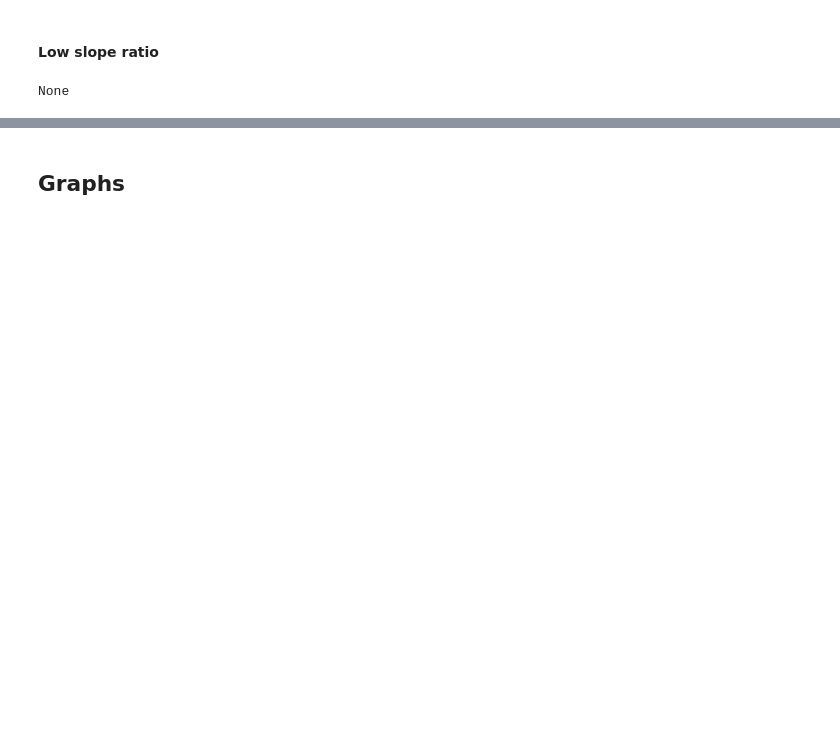
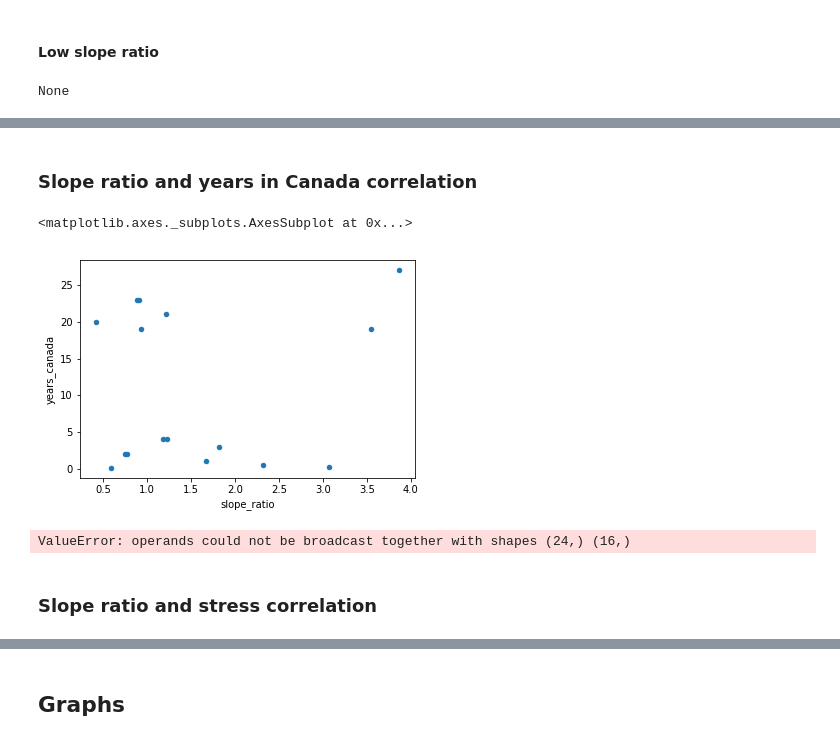
Before and after one commit to MDoswell/SHIVA, a Jupyter notebook: SHIVA analysis.ipynb, the cells around one changed output, grey strips where cells are left out. Saved outputs shown, nothing was run; the diff lists cells and outputs as text; code cells hidden in the pictures; blank space fills up the shorter version.

```diff
--- a/SHIVA analysis.ipynb
+++ b/SHIVA analysis.ipynb
@@ -315,0 +396,7 @@ None
+# %%
+demo_filename='50NS(T2).LinkingOnlyDemographicsTest.csv'
+# %%
+# import data
+col_list = list(range(0,37))
+demo_data = pd.read_csv(demo_filename, header=1, index_col='SubjectNumber', usecols=col_list, nrows=16)
+demo_data
@@ -315,0 +423,17 @@ None
+# %% [markdown]
+### Slope ratio and years in Canada correlation
+# %%
+corr_frame = pd.DataFrame({'slope_ratio':present_data['slope_ratio'],
+                           'stress':demo_data['stress'],
+                           'years_canada':demo_data['YearsInCanada'],
+                           'perc_in_can':demo_data['Calculated_PercIN']})
+
+corr_frame.plot.scatter('slope_ratio','years_canada')
+# %% [output]
+<matplotlib.axes._subplots.AxesSubplot at 0x...>
+[figure, added]
+# %%
+corr_out = stats.pearsonr(present_data['slope_ratio'],demo_data['YearsInCanada'])
+print("Pearson's r: " + str(corr_out[0]) + '   p-value: ' + str(corr_out[1]))
+# %% [output]
+ValueError: operands could not be broadcast together with shapes (24,) (16,)
@@ -315,0 +443,2 @@ None
+# %% [markdown]
+### Slope ratio and stress correlation
```
Also changed, not shown: parts of 41 cells of this notebook.
